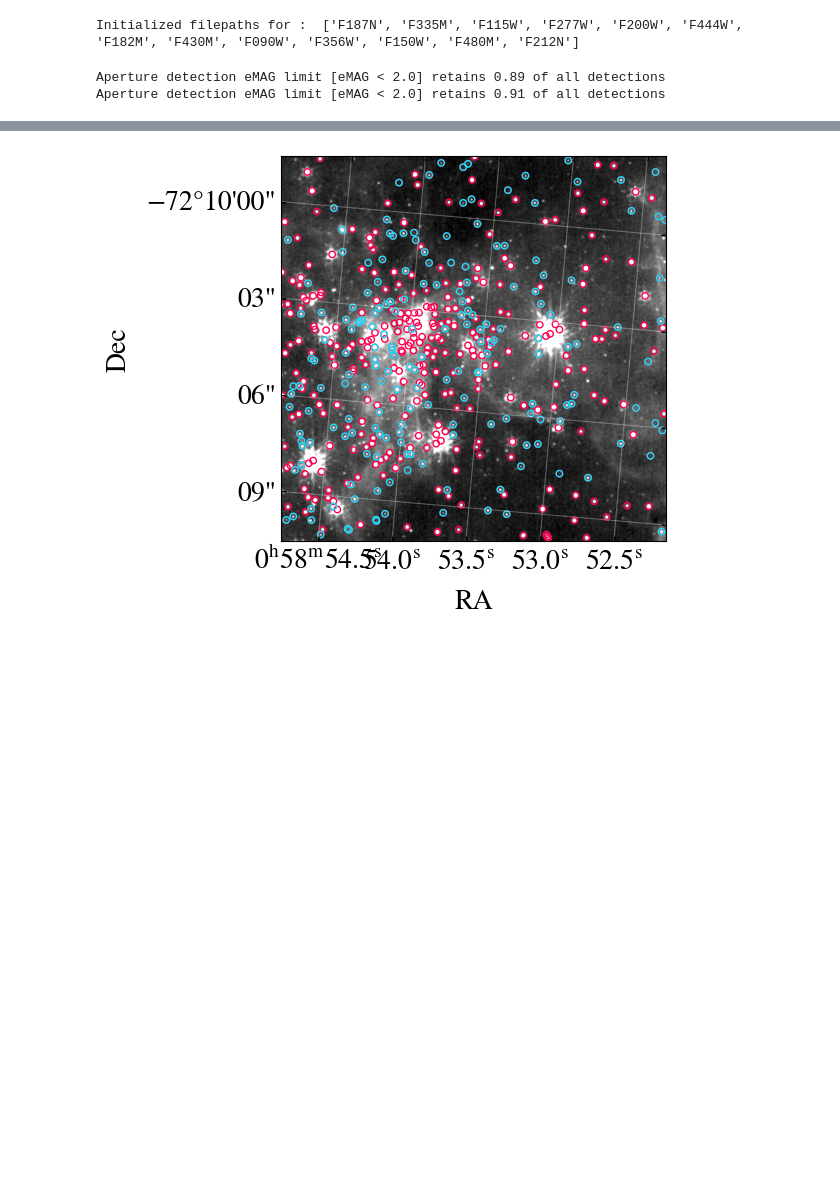
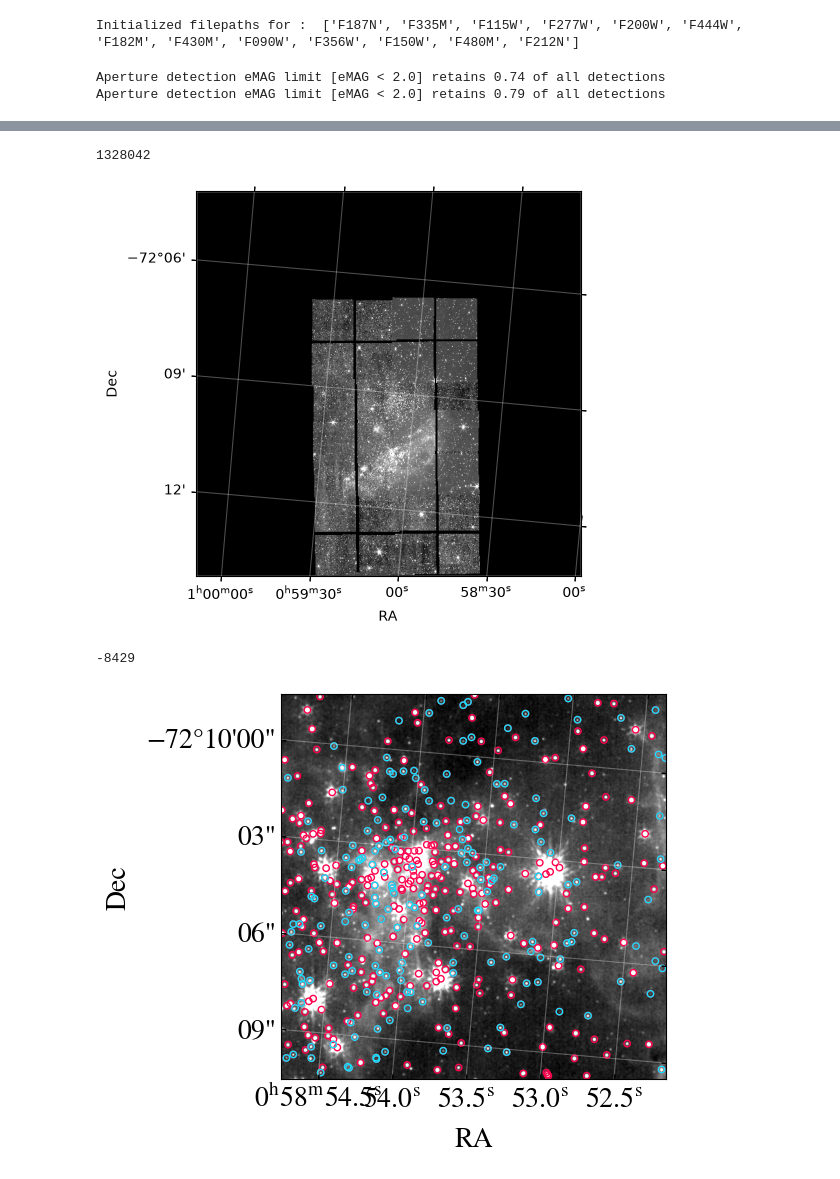
Before and after one commit to LukaSlagter/STRW-MSC, a Jupyter notebook: Photometry/Aperture/Checking_mosaic_sources.ipynb, the cells around one changed output, grey strips where cells are left out. Cells and saved outputs as stored; diff of their text form; code cells hidden in the pictures; blank space fills up the shorter version.

```diff
--- a/Photometry/Aperture/Checking_mosaic_sources.ipynb
+++ b/Photometry/Aperture/Checking_mosaic_sources.ipynb
@@ -41,7 +41,7 @@ PHOTOMETRIC_pipeline = PPL.Pipeline_level_2_data(working_directory=working_direc
 # %% [output]
 Initialized filepaths for :  ['F187N', 'F335M', 'F115W', 'F277W', 'F200W', 'F444W', 'F182M', 'F430M', 'F090W', 'F356W', 'F150W', 'F480M', 'F212N']
 # %%
-filters = ["F444W"]
+filters = ["F115W"]
 modes = "short", "long"
 
 pixel_coord_sources = {}
@@ -63,13 +63,13 @@ for FILTER in filters:
             detection_sigma=2.0,
         )
 # %% [output]
-Aperture detection eMAG limit [eMAG < 2.0] retains 0.89 of all detections
-Aperture detection eMAG limit [eMAG < 2.0] retains 0.91 of all detections
+Aperture detection eMAG limit [eMAG < 2.0] retains 0.74 of all detections
+Aperture detection eMAG limit [eMAG < 2.0] retains 0.79 of all detections
 # %%
-FILTER = "F444W"
+FILTER = "F115W"
 mode = "short"
 mosaic_path = str(LEVEL3_DIR) + f"/mosaic_{FILTER}_{mode}_exposure.fits"
-
+mosaic_path = str(LEVEL3_DIR) + "/mosaic_F115W_final_i2d.fits"
 
 completeness_lim = 24.8
 source_coordinates = SkyCoord(
@@ -80,11 +80,11 @@ source_coordinates = SkyCoord(
 target_wcs, shape_out = PLOT.plot_detection_in_frame(
     Image_path=mosaic_path,
     center=SkyCoord(ra=14.95176547 * u.deg, dec=-72.21625529 * u.deg, frame="icrs"),
-    dra=-2.2 * u.arcmin,  # shift east / north
-    ddec=2.9 * u.arcmin,
-    rot=5 * u.deg,  # rotation of the view (0 = north up)
-    width=15 * u.arcmin,  # field of view
-    height=15 * u.arcmin,
+    dra=-3 * u.arcmin,  # shift east / north
+    ddec=4.2 * u.arcmin,
+    rot=5.1 * u.deg,  # rotation of the view (0 = north up)
+    width=10 * u.arcmin,  # field of view
+    height=10 * u.arcmin,
     pix_scale=1 * u.arcsec,
     source_coordinates=source_coordinates,
     save_name=None,
@@ -106,3 +106,9 @@ Set OBSGEO-H to 1740848368.563 from OBSGEO-[XYZ]'.
+1328042
+[figure, added]
+# %%
+1319397 - 1327826
+# %% [output]
+-8429
 # %%
 mode = "long"
 mosaic_path = str(LEVEL3_DIR) + f"/mosaic_{FILTER}_{mode}_exposure.fits"
```
Also changed, not shown: parts of 1 cell of this notebook, 26 other files.
